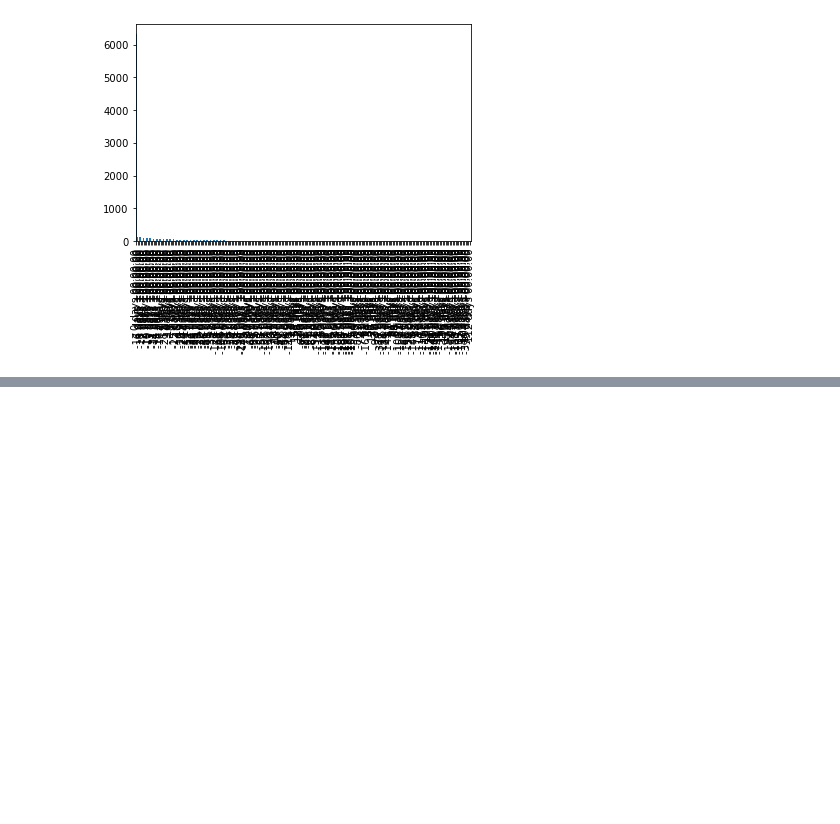
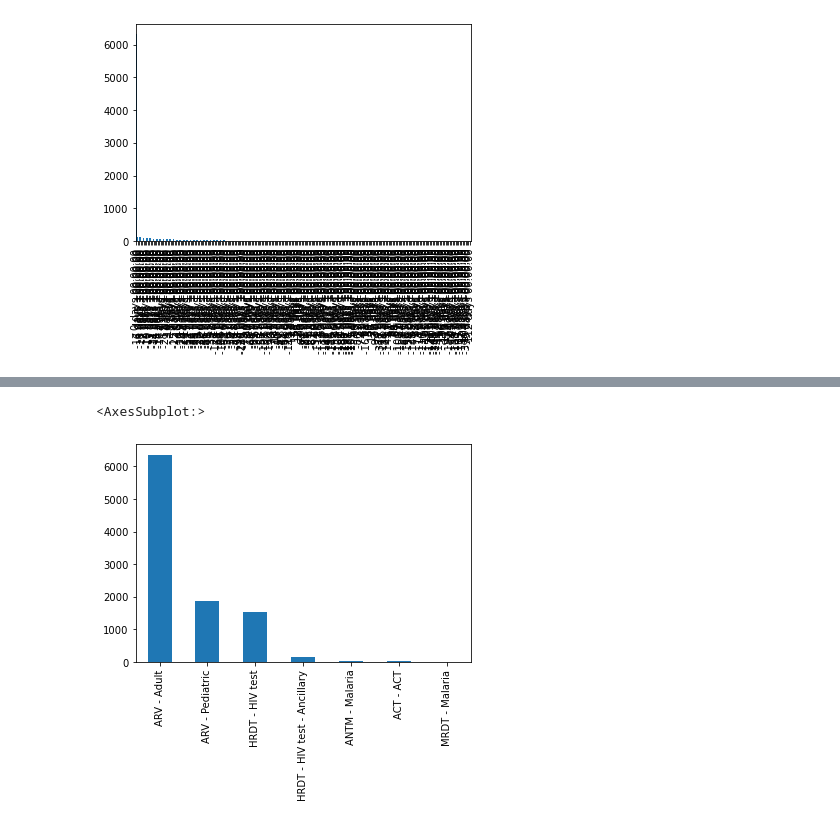
Before and after one commit to MCGUM5/NYCDSA_Project-1, a Jupyter notebook: Project1.ipynb, the cells around one changed output, grey strips where cells are left out. Drawn from its saved outputs; the diff is of its cells as text; code cells hidden in the pictures; blank space fills up the shorter version.

```diff
--- a/Project1.ipynb
+++ b/Project1.ipynb
@@ -157,6 +173,10 @@ data['Unit of Measure (Per Pack)'].value_counts().plot.bar()
 # %% [output]
 <AxesSubplot:>
 [figure]
+# %%
+# We do not care about how many units are in each pack
+ # this is because pack is subjective.
+data = data.drop('Unit of Measure (Per Pack)', 1)
 # %%
 # Inspect data by using frequency distributions
 data['Line Item Quantity'].value_counts().plot.bar()
@@ -181,6 +201,10 @@ data['Unit Price'].value_counts().plot.bar()
 # %% [output]
 <AxesSubplot:>
 [figure]
+# %%
+# We do not care about how much each unit costs since we do not know
+    # the number of units shipped.
+data = data.drop('Unit Price', 1)
 # %%
 # Inspect data by using frequency distributions
 data['Manufacturing Site'].value_counts().plot.bar()
@@ -205,3 +229,7 @@ data['Delivery Days Late'].value_counts().plot.bar()
 # %% [output]
 <AxesSubplot:>
 [figure]
+# %%
+# Drop the emtpy values now that we have cleaned up the columns.
+data = data.dropna()
+data
@@ -207,0 +250,3 @@ data['Delivery Days Late'].value_counts().plot.bar()
+# %%
+data['Product Group-Class'] = data['Product Group'] + " - " + data['Sub Classification']
+data
@@ -207,0 +267,5 @@ data['Delivery Days Late'].value_counts().plot.bar()
+# %%
+data['Product Group-Class'].value_counts().plot.bar()
+# %% [output]
+<AxesSubplot:>
+[figure, added]
```
Also changed, not shown: parts of 17 cells of this notebook.
